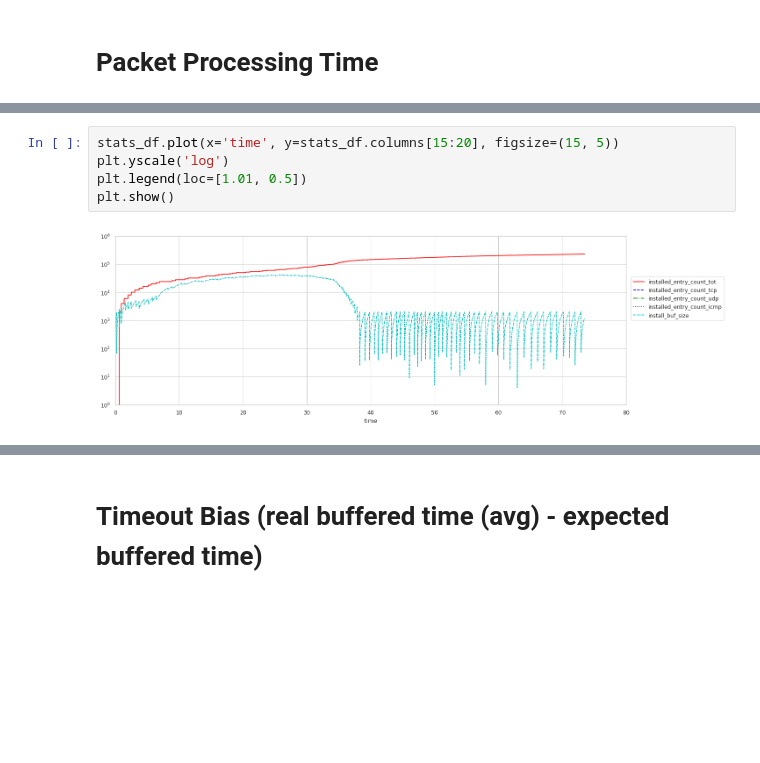
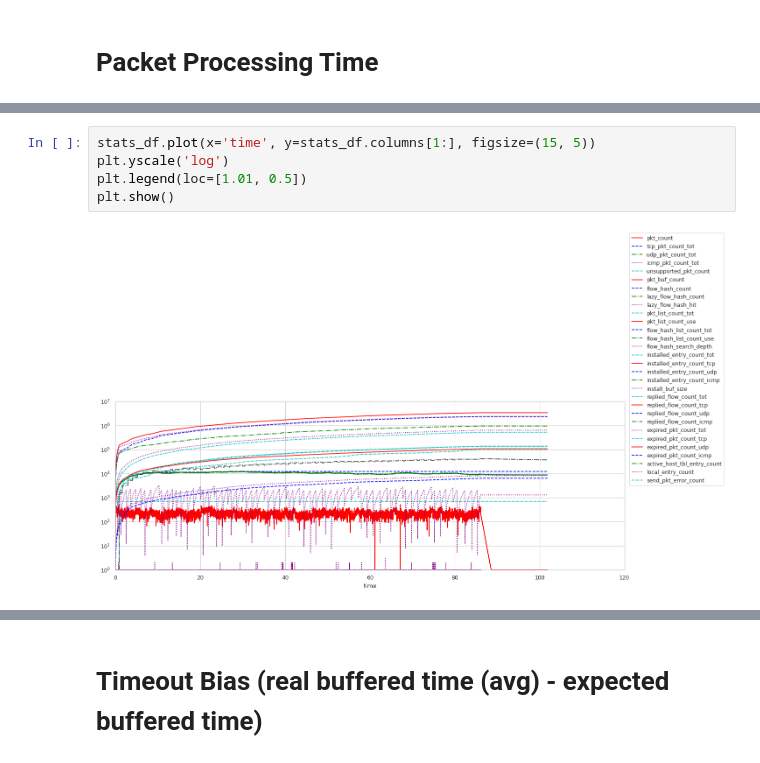
Before and after one commit to zhihao1998/ChamaleoNet, a Jupyter notebook: analysis/pkt_process_time.ipynb, the cells around one changed output, grey strips where cells are left out. Drawn from its saved outputs; the diff is of its cells as text; blank space fills up the shorter version.

```diff
--- a/analysis/pkt_process_time.ipynb
+++ b/analysis/pkt_process_time.ipynb
@@ -82,12 +82,12 @@ A value is trying to be set on a copy of a slice from a DataFrame
 See the caveats in the documentation: https://pandas.pydata.org/pandas-docs/stable/user_guide/indexing.html#returning-a-view-versus-a-copy
   stats_df.drop(columns=['level', 'file', 'line', 'msg'], inplace=True)
 # %%
-stats_df.plot(x='time', y=stats_df.columns[15:20], figsize=(15, 5))
+stats_df.plot(x='time', y=stats_df.columns[1:], figsize=(15, 5))
 plt.yscale('log')
 plt.legend(loc=[1.01, 0.5])
 plt.show()
 # %% [output]
-[figure, old version]
+[figure, new version]
 # %%
 fastplot.plot((pkt_process_time_df['time'], pkt_process_time_df['pkt_process_time']), None, mode='line',
               figsize=(10, 5), xlabel='Time (s)', ylabel='Packet Processing Time (us)',
```
Also changed, not shown: parts of 14 cells of this notebook, 10 other files.
